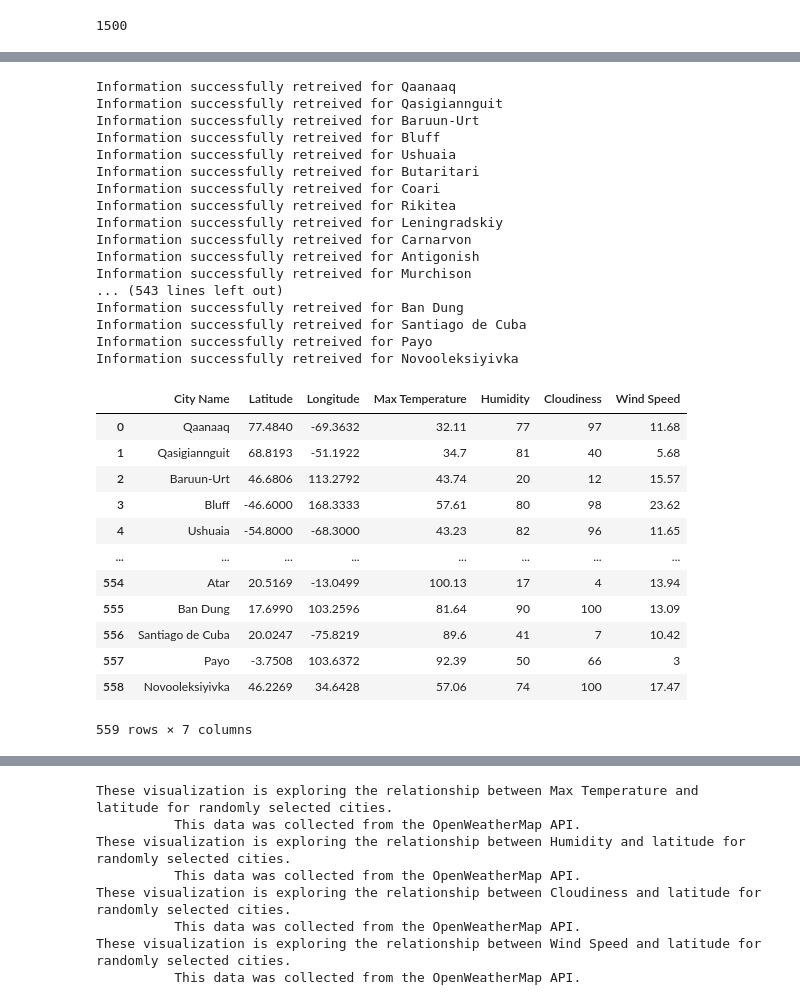
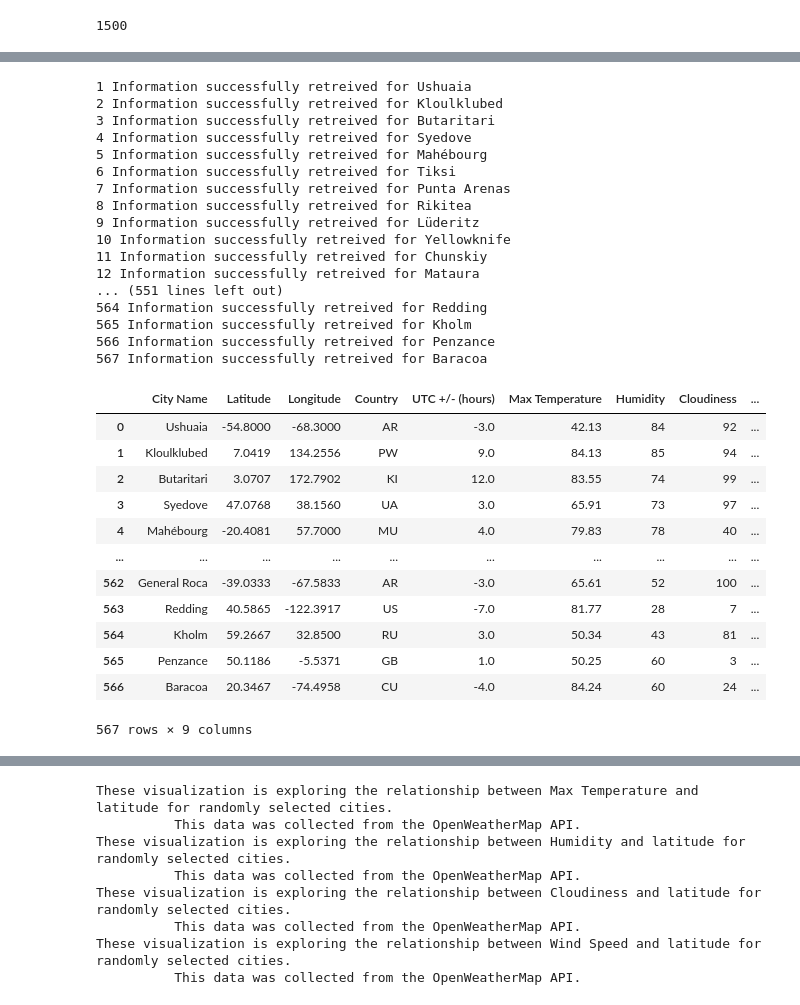
Before and after one commit to bakerv/API-Challenge, a Jupyter notebook: WeatherPy/main.ipynb, the cells around one changed output, grey strips where cells are left out. Drawn from its saved outputs; the diff is of its cells as text; code cells hidden in the pictures.

```diff
--- a/WeatherPy/main.ipynb
+++ b/WeatherPy/main.ipynb
@@ -37,0 +41,2 @@ for entry in coordinates:
+# %%
+response = requests.get(f"{baseurl}appid={weatherkey}&units=imperial&q=Seattle").json()
@@ -43,13 +68,19 @@ baseurl = "https://api.openweathermap.org/data/2.5/weather?"
 citynames = []
 citylats = []
 citylons = []
+country = []
+timezone = []
+citycount = 1
 for city in citylist:
     response = requests.get(f"{baseurl}appid={weatherkey}&units=imperial&q={city}").json()
     try:
         citynames.append(response["name"])
         citylats.append(response["coord"]['lat'])
         citylons.append(response["coord"]['lon'])
-        print(f"Information for {city} successfully retreived")
+        country.append(response["sys"]["country"])
+        timezone.append(response["timezone"])
+        print(f"{citycount} Information for {city} successfully retreived")
+        citycount += 1
     except (KeyError, IndexError):
         print(f'FAIL: Unable to retrive information for {city}')
 # %% [output]
@@ -86,7 +106,7 @@ citydata.to_csv(r'..)
 #display(citylats)
 #display(citylons)
 print(len(citynames))
-citydata = pd.DataFrame.from_dict({"City Name":citynames,"Latitude":citylats,"Longitude":citylons})
+citydata = pd.DataFrame.from_dict({"City Name":citynames,"Latitude":citylats,"Longitude":citylons,"Country":country,"UTC +/- (hours)":np.array(timezone)/3600})
 display(citydata)
 citydata.to_csv(r'..\\Data\\City_data.csv')
 # %% [output]
@@ -107,56 +127,58 @@ citydata.to_csv(r'..\\Data\\City_data.csv')
 # %%
 onecall = "https://api.openweathermap.org/data/2.5/onecall?"
 citydata["Max Temperature"] = ""
 citydata["Humidity"] = ""
 citydata["Cloudiness"] = ""
 citydata["Wind Speed"] = ""
 exclude = "current,minutely,hourly,alerts"
+citycounts =1
 
 for index, row in citydata.iterrows():
     lat = row["Latitude"]
     lon = row["Longitude"]
     onecallresponse = (requests.get(f"{onecall}lat={lat}&lon={lon}&exclude={exclude}&appid={weatherkey}&units=imperial").json()
                        ['daily'][0])
     try:
         citydata.loc[index, 'Max Temperature'] = onecallresponse['temp']['max']
         citydata.loc[index, 'Humidity'] = onecallresponse['humidity']
         citydata.loc[index, 'Cloudiness'] = onecallresponse['clouds']
         citydata.loc[index, 'Wind Speed'] = onecallresponse['wind_speed']
-        print(f'Information successfully retreived for {citydata.loc[index,"City Name"]}')
+        print(f'{citycounts} Information successfully retreived for {citydata.loc[index,"City Name"]}')
+        citycounts += 1
     except (KeyError, IndexError, SSLEOFError,SSLError):
         print(f'FAIL: Unable to retrieve information for {citydata.loc[index,"City Name"]}')
 display(citydata)
 # %% [output]
-Information successfully retreived for Qaanaaq
-Information successfully retreived for Qasigiannguit
-Information successfully retreived for Baruun-Urt
-Information successfully retreived for Bluff
-Information successfully retreived for Ushuaia
-Information successfully retreived for Butaritari
-Information successfully retreived for Coari
-Information successfully retreived for Rikitea
-Information successfully retreived for Leningradskiy
-Information successfully retreived for Carnarvon
-Information successfully retreived for Antigonish
-Information successfully retreived for Murchison
-... (543 lines left out)
-Information successfully retreived for Ban Dung
-Information successfully retreived for Santiago de Cuba
-Information successfully retreived for Payo
-Information successfully retreived for Novooleksiyivka
+1 Information successfully retreived for Ushuaia
+2 Information successfully retreived for Kloulklubed
+3 Information successfully retreived for Butaritari
+4 Information successfully retreived for Syedove
+5 Information successfully retreived for Mahébourg
+6 Information successfully retreived for Tiksi
+7 Information successfully retreived for Punta Arenas
+8 Information successfully retreived for Rikitea
+9 Information successfully retreived for Lüderitz
+10 Information successfully retreived for Yellowknife
+11 Information successfully retreived for Chunskiy
+12 Information successfully retreived for Mataura
+... (551 lines left out)
+564 Information successfully retreived for Redding
+565 Information successfully retreived for Kholm
+566 Information successfully retreived for Penzance
+567 Information successfully retreived for Baracoa
-|  | City Name | Latitude | Longitude | Max Temperature | Humidity | Cloudiness | Wind Speed |
-| 0 | Qaanaaq | 77.4840 | -69.3632 | 32.11 | 77 | 97 | 11.68 |
-| 1 | Qasigiannguit | 68.8193 | -51.1922 | 34.7 | 81 | 40 | 5.68 |
-| 2 | Baruun-Urt | 46.6806 | 113.2792 | 43.74 | 20 | 12 | 15.57 |
-| 3 | Bluff | -46.6000 | 168.3333 | 57.61 | 80 | 98 | 23.62 |
-| 4 | Ushuaia | -54.8000 | -68.3000 | 43.23 | 82 | 96 | 11.65 |
-| ... | ... | ... | ... | ... | ... | ... | ... |
-| 554 | Atar | 20.5169 | -13.0499 | 100.13 | 17 | 4 | 13.94 |
-| 555 | Ban Dung | 17.6990 | 103.2596 | 81.64 | 90 | 100 | 13.09 |
-| 556 | Santiago de Cuba | 20.0247 | -75.8219 | 89.6 | 41 | 7 | 10.42 |
-| 557 | Payo | -3.7508 | 103.6372 | 92.39 | 50 | 66 | 3 |
-| 558 | Novooleksiyivka | 46.2269 | 34.6428 | 57.06 | 74 | 100 | 17.47 |
+|  | City Name | Latitude | Longitude | Country | UTC +/- (hours) | Max Temperature | Humidity | Cloudiness | ... |
+| 0 | Ushuaia | -54.8000 | -68.3000 | AR | -3.0 | 42.13 | 84 | 92 | ... |
+| 1 | Kloulklubed | 7.0419 | 134.2556 | PW | 9.0 | 84.13 | 85 | 94 | ... |
+| 2 | Butaritari | 3.0707 | 172.7902 | KI | 12.0 | 83.55 | 74 | 99 | ... |
+| 3 | Syedove | 47.0768 | 38.1560 | UA | 3.0 | 65.91 | 73 | 97 | ... |
+| 4 | Mahébourg | -20.4081 | 57.7000 | MU | 4.0 | 79.83 | 78 | 40 | ... |
+| ... | ... | ... | ... | ... | ... | ... | ... | ... | ... |
+| 562 | General Roca | -39.0333 | -67.5833 | AR | -3.0 | 65.61 | 52 | 100 | ... |
+| 563 | Redding | 40.5865 | -122.3917 | US | -7.0 | 81.77 | 28 | 7 | ... |
+| 564 | Kholm | 59.2667 | 32.8500 | RU | 3.0 | 50.34 | 43 | 81 | ... |
+| 565 | Penzance | 50.1186 | -5.5371 | GB | 1.0 | 50.25 | 60 | 3 | ... |
+| 566 | Baracoa | 20.3467 | -74.4958 | CU | -4.0 | 84.24 | 60 | 24 | ... |
-559 rows × 7 columns
+567 rows × 9 columns
 # %%
 #Save data to a csv file. This can be used to load data into memory for analysis
 citydata.to_csv(r'..\\Data\\forecast_data.csv')
```
Also changed, not shown: parts of 11 cells of this notebook, 3 other files.
